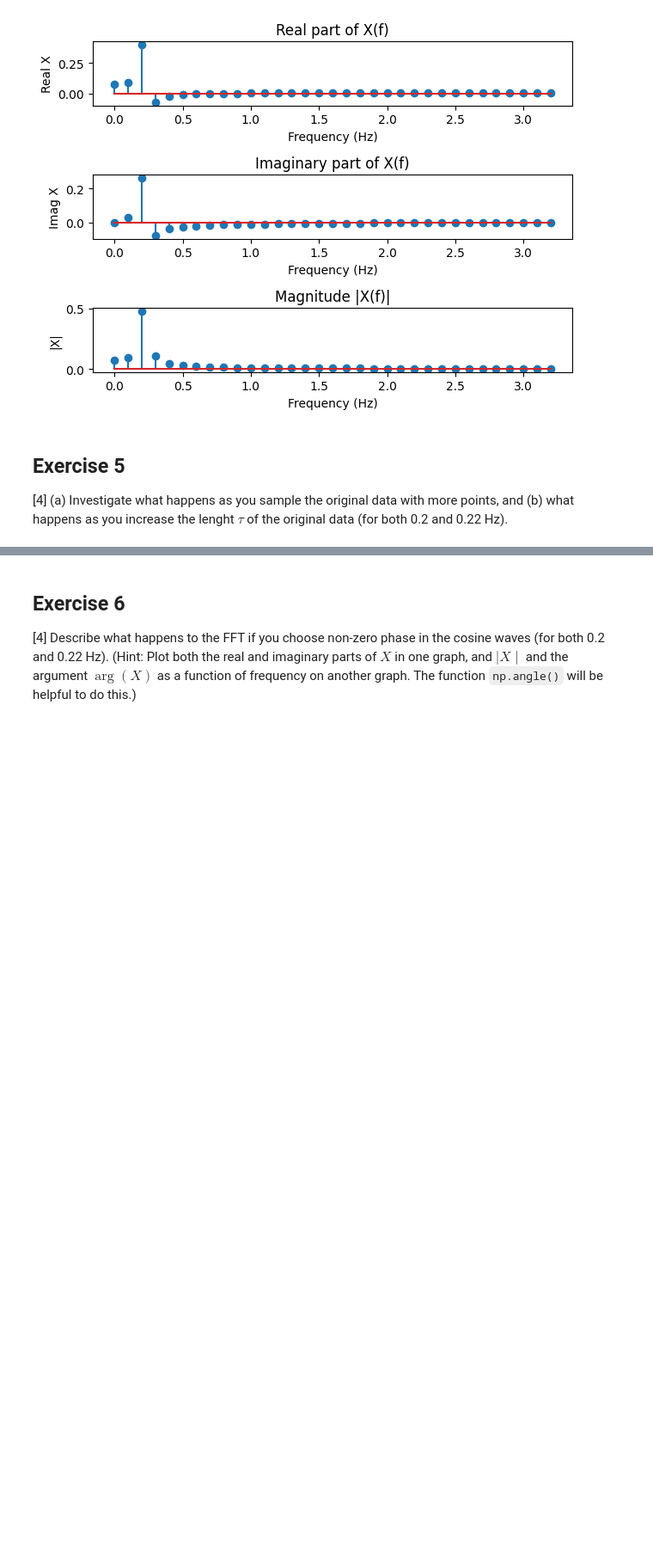
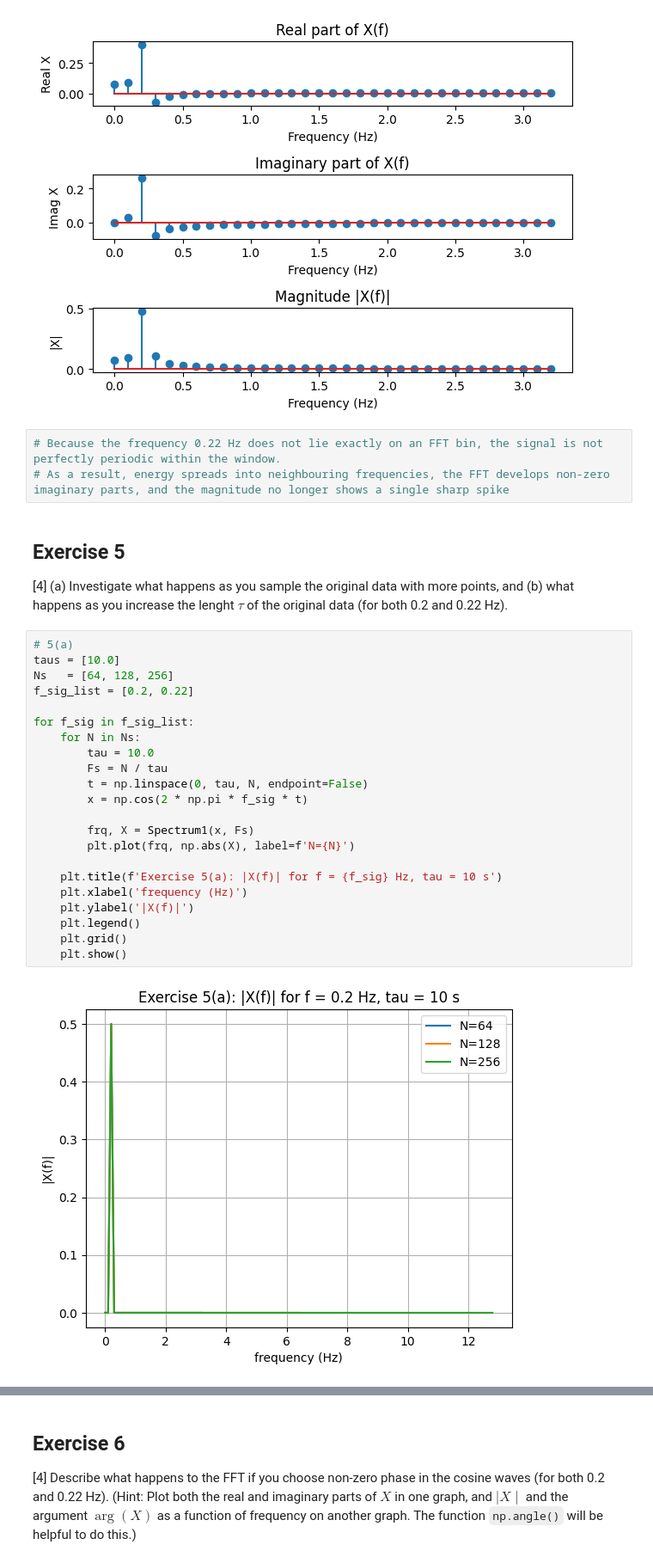
Before and after one commit to PX2145-2025/week-10-b-Ben-Sheldrick, a Jupyter notebook: FFT.ipynb, the cells around one changed output, grey strips where cells are left out. Shown at 86% size. Cells and saved outputs as stored; diff of their text form; blank space fills up the shorter version.

```diff
--- a/FFT.ipynb
+++ b/FFT.ipynb
@@ -431,7 +431,34 @@ plt.tight_layout()
 plt.show()
 # %% [output]
 [figure]
+# %%
+# Because the frequency 0.22 Hz does not lie exactly on an FFT bin, the signal is not perfectly periodic within the window.
+# As a result, energy spreads into neighbouring frequencies, the FFT develops non-zero imaginary parts, and the magnitude no longer shows a single sharp spike
 # %% [markdown]
 ## Exercise 5
 
 [4] (a) Investigate what happens as you sample the original data with more points,  and (b) what happens as you increase the lenght $\tau$ of the original data (for both 0.2 and 0.22 Hz).
+# %%
+# 5(a)
+taus = [10.0]
+Ns   = [64, 128, 256]
+f_sig_list = [0.2, 0.22]
+
+for f_sig in f_sig_list:
+    for N in Ns:
+        tau = 10.0
+        Fs = N / tau
+        t = np.linspace(0, tau, N, endpoint=False)
+        x = np.cos(2 * np.pi * f_sig * t)
+
+        frq, X = Spectrum1(x, Fs)
+        plt.plot(frq, np.abs(X), label=f'N={N}')
+
+    plt.title(f'Exercise 5(a): |X(f)| for f = {f_sig} Hz, tau = 10 s')
+    plt.xlabel('frequency (Hz)')
+    plt.ylabel('|X(f)|')
+    plt.legend()
+    plt.grid()
+    plt.show()
+# %% [output]
+[figure, added]
```
Also changed, not shown: parts of 3 cells of this notebook.
